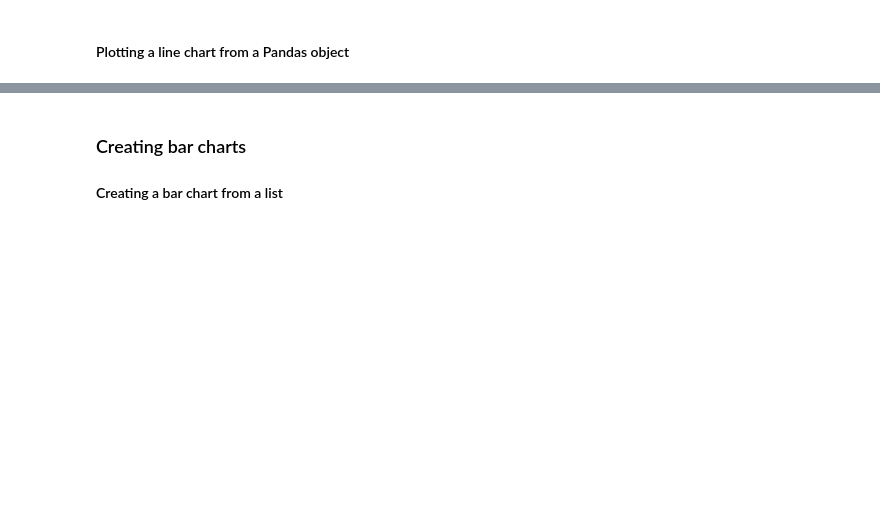
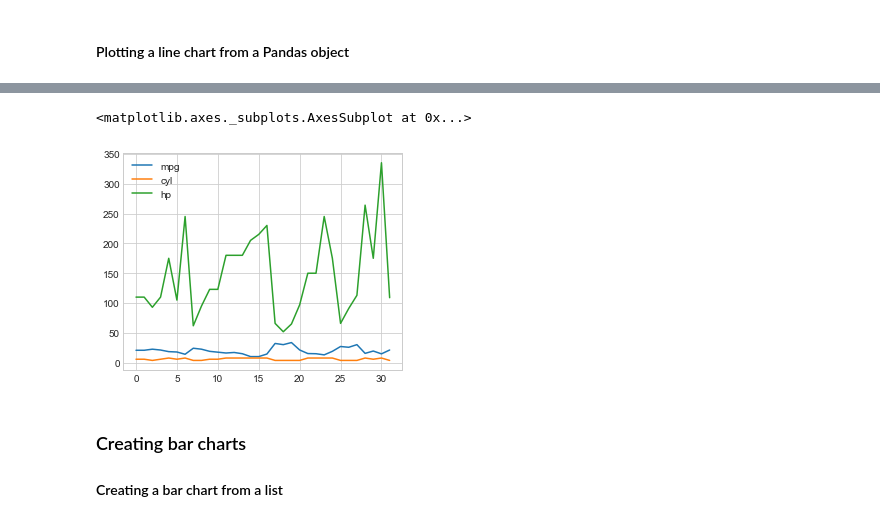
Before and after one commit to AdamHutchison/data-science, a Jupyter notebook: data_visualisation/creating_standard_plots.ipynb, the cells around one changed output, grey strips where cells are left out. Drawn from its saved outputs; the diff is of its cells as text; code cells hidden in the pictures; blank space fills up the shorter version.

```diff
--- a/data_visualisation/creating_standard_plots.ipynb
+++ b/data_visualisation/creating_standard_plots.ipynb
@@ -10,3 +48,9 @@
+# %%
+# You can also plot several columns on one graph
+cars[['mpg', 'cyl', 'hp']].plot()
+# %% [output]
+<matplotlib.axes._subplots.AxesSubplot at 0x...>
+[figure, added]
 # %% [markdown]
 ### Creating bar charts
 #### Creating a bar chart from a list
```
Also changed, not shown: parts of 11 cells of this notebook, 5 other files.
